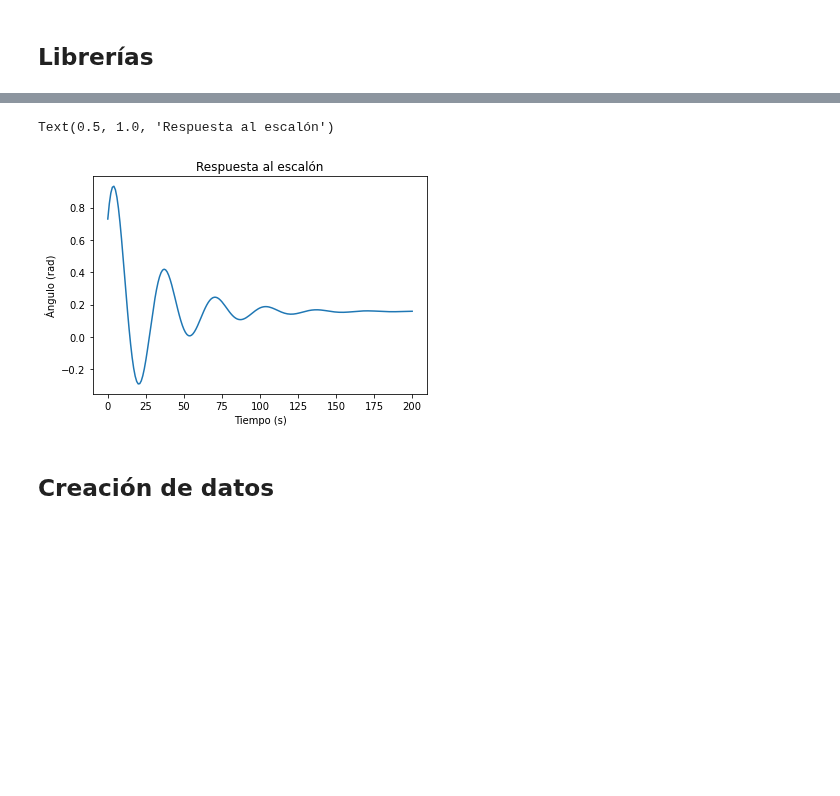
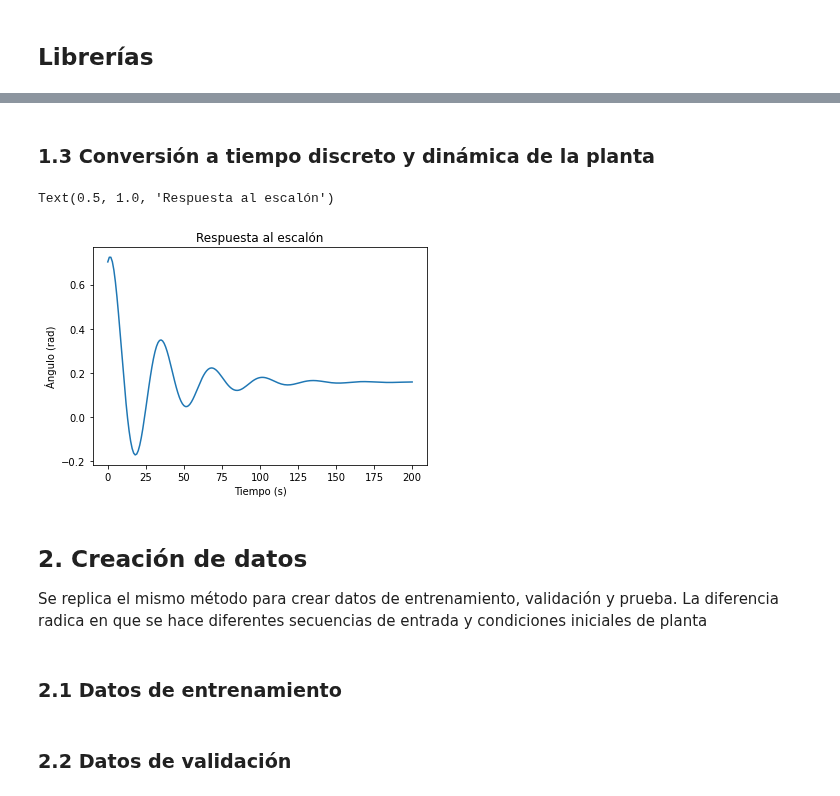
Before and after one commit to jorgebre98/Trabajo_Final_Graduacion, a Jupyter notebook: Mimetizadora.ipynb, the cells around one changed output, grey strips where cells are left out. Saved outputs shown, nothing was run; the diff lists cells and outputs as text; code cells hidden in the pictures; blank space fills up the shorter version.

Commit message:
Se crearon los datos (Revisar tamaños, problemas en redes)

```diff
--- a/Mimetizadora.ipynb
+++ b/Mimetizadora.ipynb
@@ -74,10 +100,19 @@ state,output_train=dinamica_modelo(A,B,C,x0_train,input_seq,tiempo,sampling)
+# %% [markdown]
+### 1.3 Conversión a tiempo discreto y dinámica de la planta
 # %%
-plt.plot(output_train[0,:])
+# Dinámica de la planta
+state,output_train=dinamica_modelo(A,B,C,x0_train,input_seq,tiempo,sampling)
+
+plt.plot(output_train[0])
 plt.xlabel('Tiempo (s)')
 plt.ylabel('Ángulo (rad)')
 plt.title('Respuesta al escalón')
 # %% [output]
 Text(0.5, 1.0, 'Respuesta al escalón')
-[figure, old version]
+[figure, new version]
 # %% [markdown]
-## Creación de datos
+## 2. Creación de datos
+
+Se replica el mismo método para crear datos de entrenamiento, validación y prueba. La diferencia radica en que se hace diferentes secuencias de entrada y condiciones iniciales de planta
+# %% [markdown]
+### 2.1 Datos de entrenamiento
@@ -83,0 +126,2 @@ Text(0.5, 1.0, 'Respuesta al escalón')
+# %% [markdown]
+### 2.2 Datos de validación
```
Also changed, not shown: parts of 18 cells of this notebook.
